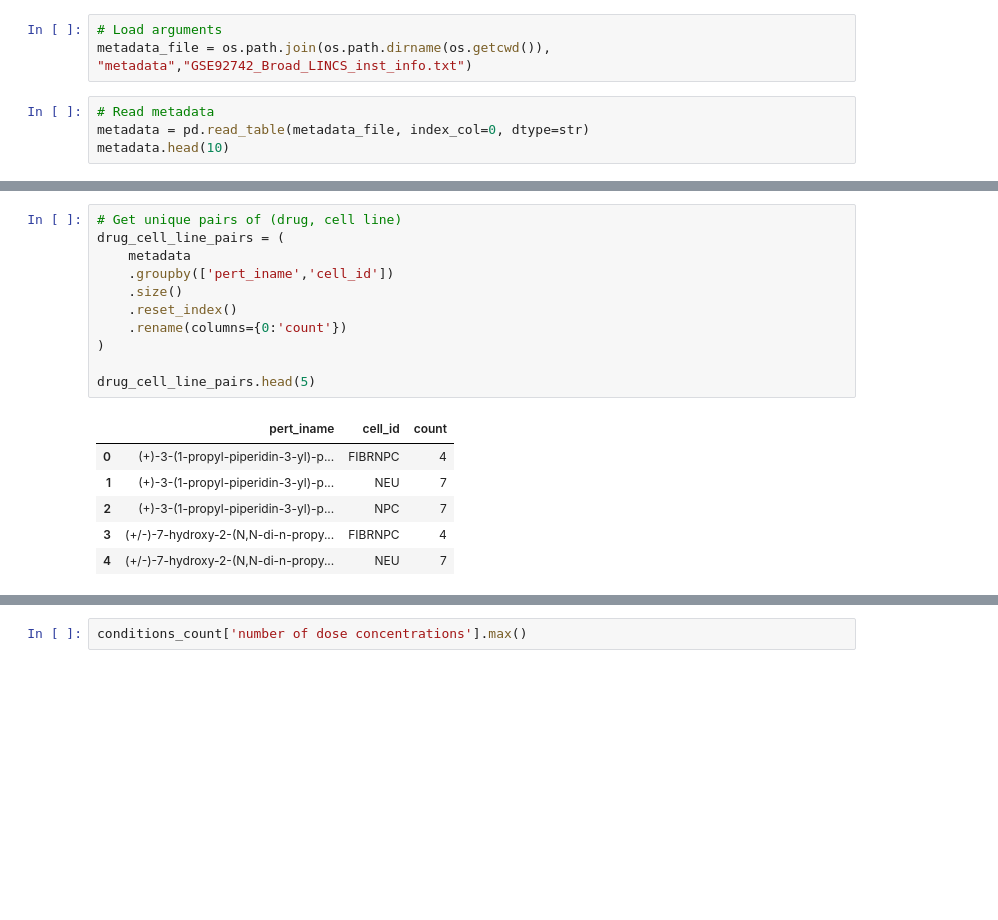
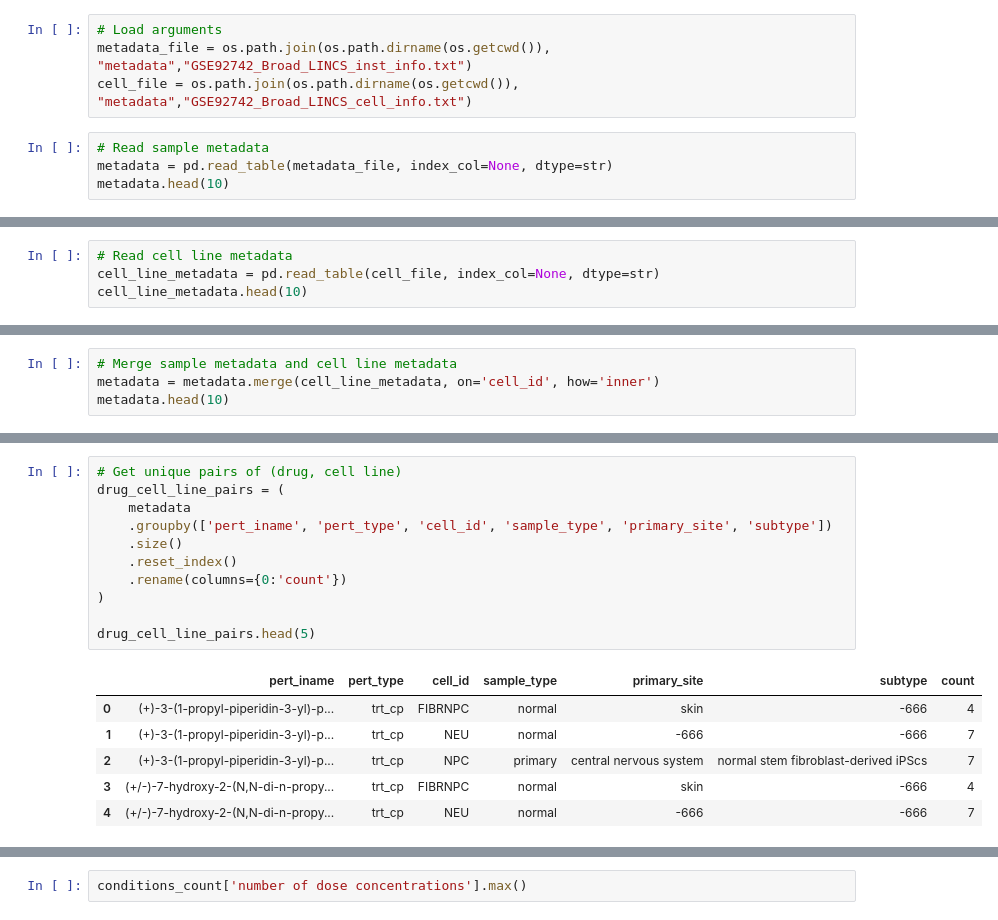
Before and after one commit to greenelab/LINCS_latent_space, a Jupyter notebook: scripts/0_parse_metadata.ipynb, the cells around one changed output, grey strips where cells are left out. Cells and saved outputs as stored; diff of their text form; blank space fills up the shorter version.

```diff
--- a/scripts/0_parse_metadata.ipynb
+++ b/scripts/0_parse_metadata.ipynb
@@ -19,8 +22,9 @@ seed(randomState)
 # %%
 # Load arguments
 metadata_file = os.path.join(os.path.dirname(os.getcwd()), "metadata","GSE92742_Broad_LINCS_inst_info.txt")
+cell_file = os.path.join(os.path.dirname(os.getcwd()), "metadata","GSE92742_Broad_LINCS_cell_info.txt")
 # %%
-# Read metadata
-metadata = pd.read_table(metadata_file, index_col=0, dtype=str)
+# Read sample metadata
+metadata = pd.read_table(metadata_file, index_col=None, dtype=str)
 metadata.head(10)
 # %% [output]
@@ -38,0 +42,4 @@ metadata.head(10)
+# %%
+# Read cell line metadata
+cell_line_metadata = pd.read_table(cell_file, index_col=None, dtype=str)
+cell_line_metadata.head(10)
@@ -38,0 +58,4 @@ metadata.head(10)
+# %%
+# Merge sample metadata and cell line metadata
+metadata = metadata.merge(cell_line_metadata, on='cell_id', how='inner')
+metadata.head(10)
@@ -39,21 +75,21 @@ metadata.head(10)
 # %%
 # Get unique pairs of (drug, cell line)
 drug_cell_line_pairs = (
     metadata
-    .groupby(['pert_iname','cell_id'])
+    .groupby(['pert_iname', 'pert_type', 'cell_id', 'sample_type', 'primary_site', 'subtype'])
     .size()
     .reset_index()
     .rename(columns={0:'count'})
 )
 
 drug_cell_line_pairs.head(5)
 # %% [output]
-|  | pert_iname | cell_id | count |
-| 0 | (+)-3-(1-propyl-piperidin-3-yl)-p... | FIBRNPC | 4 |
-| 1 | (+)-3-(1-propyl-piperidin-3-yl)-p... | NEU | 7 |
-| 2 | (+)-3-(1-propyl-piperidin-3-yl)-p... | NPC | 7 |
-| 3 | (+/-)-7-hydroxy-2-(N,N-di-n-propy... | FIBRNPC | 4 |
-| 4 | (+/-)-7-hydroxy-2-(N,N-di-n-propy... | NEU | 7 |
+|  | pert_iname | pert_type | cell_id | sample_type | primary_site | subtype | count |
+| 0 | (+)-3-(1-propyl-piperidin-3-yl)-p... | trt_cp | FIBRNPC | normal | skin | -666 | 4 |
+| 1 | (+)-3-(1-propyl-piperidin-3-yl)-p... | trt_cp | NEU | normal | -666 | -666 | 7 |
+| 2 | (+)-3-(1-propyl-piperidin-3-yl)-p... | trt_cp | NPC | primary | central nervous system | normal stem fibroblast-derived iPScs | 7 |
+| 3 | (+/-)-7-hydroxy-2-(N,N-di-n-propy... | trt_cp | FIBRNPC | normal | skin | -666 | 4 |
+| 4 | (+/-)-7-hydroxy-2-(N,N-di-n-propy... | trt_cp | NEU | normal | -666 | -666 | 7 |
 # %%
 %%time
 # Filter by dose concentration and time points
```
Also changed, not shown: parts of 19 cells of this notebook, 7 other files.
